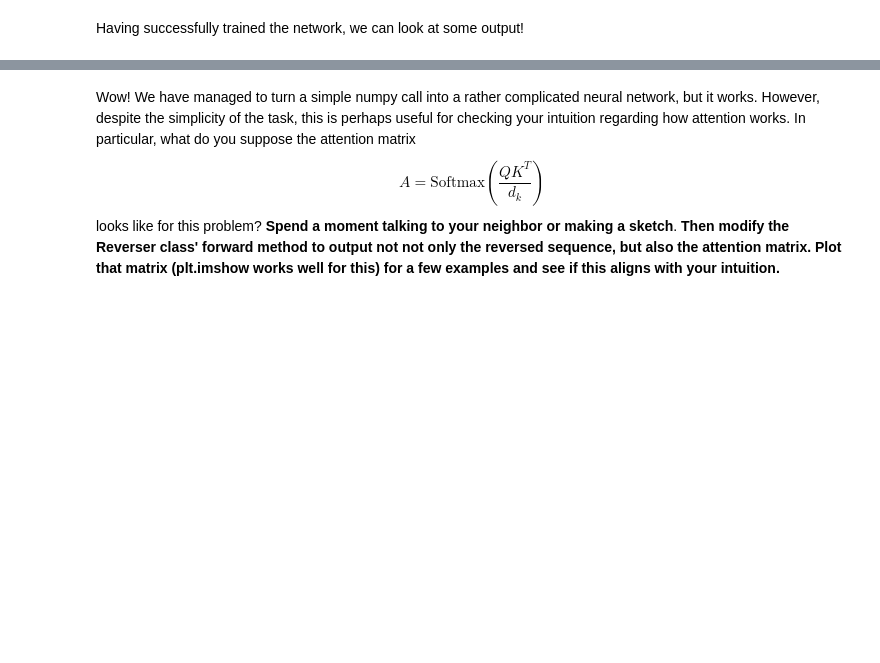
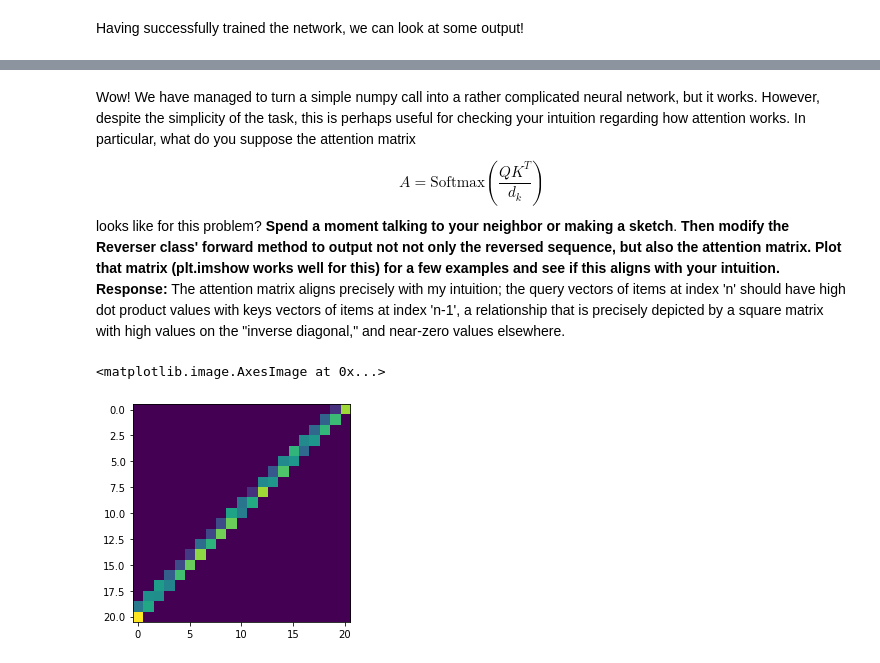
Before and after one commit to UMT-CSCI-591-Deep-Learning-2022/Week_7_Attention, a Jupyter notebook: ReverseNet.ipynb, the cells around one changed output, grey strips where cells are left out. Drawn from its saved outputs; the diff is of its cells as text; code cells hidden in the pictures; blank space fills up the shorter version.

Commit message:
Finish attention exercises

```diff
--- a/ReverseNet.ipynb
+++ b/ReverseNet.ipynb
@@ -46,7 +57,7 @@ $$
 where $i$ is the sequence index.  The resulting encoding vector is zero at the zero-th position and one at the last.  Note that this choice throws away the objective notion of distance, which one could imagine to be useful for more complicated language modelling tasks where that actual objective distance might be an important indicator of, say, how related two words are.  In our task that distance is not important, and the simple encoding of relative position that the above equation affords works very well.  **Write a function that takes a sequence length $n_{in}$ and produces the positional encoding.  (This should be basically a one-liner)**
 # %%
 def get_positional_encoding(n_in):
-    return None # Implement positional encoding in range [0,1]
+    return (torch.arange(1,n_in+1) / (n_in-1)).unsqueeze(1) # Implement positional encoding in range [0,1]
 # %% [markdown]
 ### Important note
 One effect of only using positional encodings as features (and not the function values themselves) is that we can generate the output sequences all at once: there's no need to build sequences one output at a time, because that output will not be used as input by the next sequence element.
@@ -72,16 +83,26 @@ The functions $q(\cdot)$ and $k(\cdot)$ are neural networks that act in a positi
 class KeyNet(torch.nn.Module):
     def __init__(self,d_positional_encoding,d_k):
         super(KeyNet, self).__init__()
+        self.l1 = torch.nn.Linear(d_positional_encoding, 512)
+        self.relu = torch.nn.ReLU()
+        self.l2 = torch.nn.Linear(512, d_k)
 
     def forward(self,X):
-        return None
+        h = self.l1(X)
+        h = self.relu(h)
+        return self.l2(h)
 
 class QueryNet(torch.nn.Module):
     def __init__(self,d_positional_encoding,d_k):
         super(QueryNet, self).__init__()
+        self.l1 = torch.nn.Linear(d_positional_encoding, 512)
+        self.relu = torch.nn.ReLU()
+        self.l2 = torch.nn.Linear(512, d_k)
 
     def forward(self,X):
-        return None
+        h = self.l1(X)
+        h = self.relu(h)
+        return self.l2(h)
 # %% [markdown]
 ## The ReverseNet
 Now that we have a means of generating keys and queries, all we need to do is to implement the attention function.  **Implement a torch module that**
@@ -92,18 +113,27 @@ Now that we have a means of generating keys and queries, all we need to do is to
 - applies the attention matrix to the input sequence to produce the output sequence
 # %%
 class Reverser(torch.nn.Module):
-    def __init__(self):
+    def __init__(self, dim_kq):
         # This init method should initialize key and query networks
         super(Reverser, self).__init__()
+        self.dim_kq = dim_kq
+        self.key_net = KeyNet(1,dim_kq)
+        self.query_net = QueryNet(1,dim_kq)
+        self.softmax = torch.nn.Softmax(dim=1)
 
     def forward(self,V):
         # generate positional encodings
+        positional_encodings = get_positional_encoding(V.shape[0])
         # compute query and key matrices
+        Q = self.query_net(positional_encodings)
+        K = self.key_net(positional_encodings)
         # compute attention matrix
+        A = self.softmax((Q @ K.T / self.dim_kq))
         # produce output sequence
-        return None
+        V_rev = A @ V
+        return V_rev, A
 
-reverser = Reverser() # You may wish to add arguments to the constructor
+reverser = Reverser(256) # You may wish to add arguments to the constructor
 # %% [markdown]
 ## Training
 Of course this network will not yet be skillful at reversing sequences because it hasn't been trained.  We can implement a simple training loop
@@ -119,10 +164,12 @@ for i in range(n_epochs):
         d_in = np.random.randint(20,30)
         v,v_reverse = generator(d_in)
 
-        v_reverse_predicted = reverser(v)
+        v_reverse_predicted, attention_matrix = reverser(v)
         loss += (((v_reverse_predicted - v_reverse )**2).mean())
 
     loss.backward()
     optimizer.step()
     if i%50==0:
         print(f"Iteration: {i}, Loss: {loss.item():.02f}")
+
+print(attention_matrix)
@@ -139,3 +207,10 @@ $$
 A = \text{Softmax}\left(\frac{Q K^T}{d_k}\right)
 $$
 looks like for this problem?  **Spend a moment talking to your neighbor or making a sketch**.  **Then modify the Reverser class' forward method to output not not only the reversed sequence, but also the attention matrix.  Plot that matrix (plt.imshow works well for this) for a few examples and see if this aligns with your intuition.**
+__Response:__ The attention matrix aligns precisely with my intuition; the query vectors of items at index 'n' should have high dot product values with keys vectors of items at index 'n-1', a relationship that is precisely depicted by a square matrix with high values on the "inverse diagonal," and near-zero values elsewhere.
+# %%
+AM = attention_matrix.detach().numpy()
+plt.imshow(AM)
+# %% [output]
+<matplotlib.image.AxesImage at 0x...>
+[figure, added]
```
Also changed, not shown: parts of 4 cells of this notebook.
